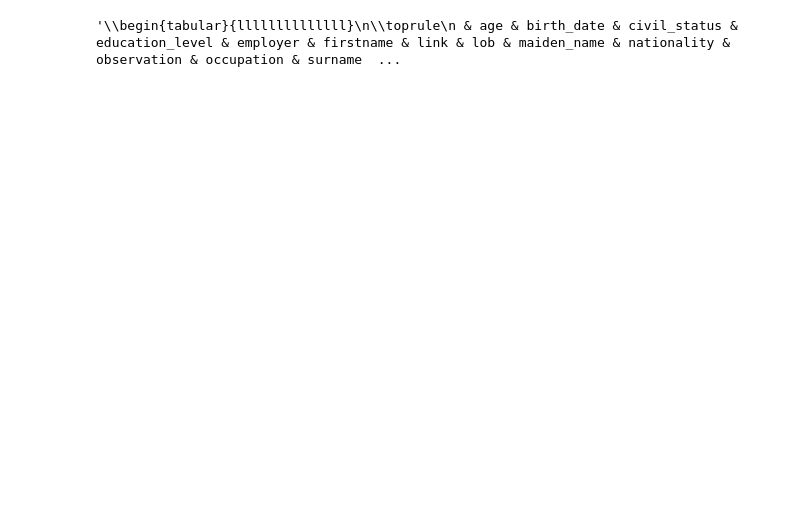
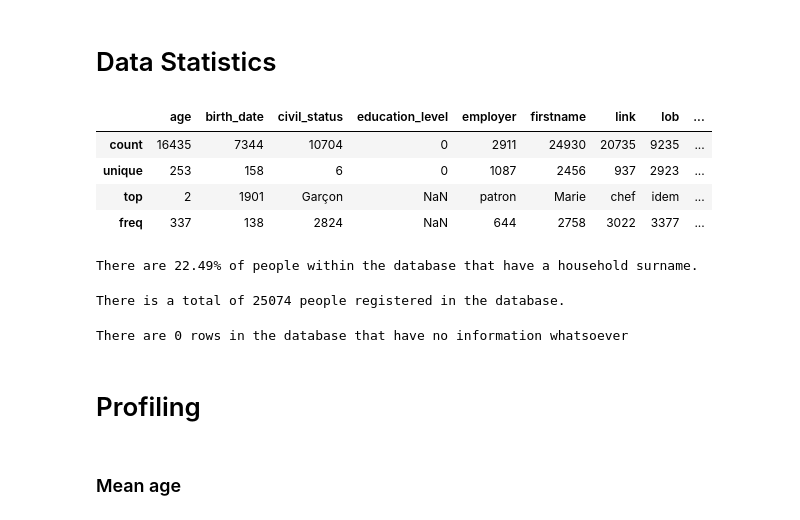
Before and after one commit to Tristan-Amadei/NLP, a Jupyter notebook: src/eda.ipynb, the cells around one changed output. Saved outputs shown, nothing was run; the diff lists cells and outputs as text; code cells hidden in the pictures; blank space fills up the shorter version.

```diff
--- a/src/eda.ipynb
+++ b/src/eda.ipynb
@@ -82,7 +80,33 @@ X = df.drop(columns=['surname_household'])
 y = df['surname_household'].apply(
                                 lambda x: 0 if pd.isna(x) else 1
                             )
-# %%
-X.head(10).to_latex()
-# %% [output]
-'\\begin{tabular}{llllllllllllll}\n\\toprule\n & age & birth_date & civil_status & education_level & employer & firstname & link & lob & maiden_name & nationality & observation & occupation & surname  ...
+# %% [markdown]
+# Data Statistics
+# %%
+X.describe()
+# %% [output]
+|  | age | birth_date | civil_status | education_level | employer | firstname | link | lob | ... |
+| count | 16435 | 7344 | 10704 | 0 | 2911 | 24930 | 20735 | 9235 | ... |
+| unique | 253 | 158 | 6 | 0 | 1087 | 2456 | 937 | 2923 | ... |
+| top | 2 | 1901 | Garçon | NaN | patron | Marie | chef | idem | ... |
+| freq | 337 | 138 | 2824 | NaN | 644 | 2758 | 3022 | 3377 | ... |
+# %%
+print(f"There are {100*y.mean():.2f}% of people within the database that have a household surname.")
+# %% [output]
+There are 22.49% of people within the database that have a household surname.
+# %%
+print(f"There is a total of {len(X)} people registered in the database.")
+# %% [output]
+There is a total of 25074 people registered in the database.
+# %%
+n = 0
+for i in range(len(df)):
+    if np.all(pd.isna(df.iloc[i])):
+        n += 1
+print(f"There are {n} rows in the database that have no information whatsoever")
+# %% [output]
+There are 0 rows in the database that have no information whatsoever
+# %% [markdown]
+# Profiling
+# %% [markdown]
+### Mean age
```
Also changed, not shown: parts of 9 cells of this notebook, 2 other files.
